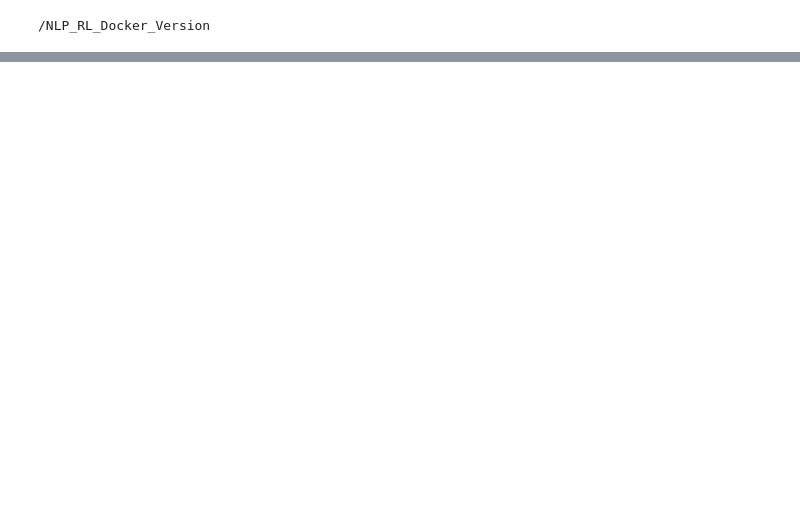
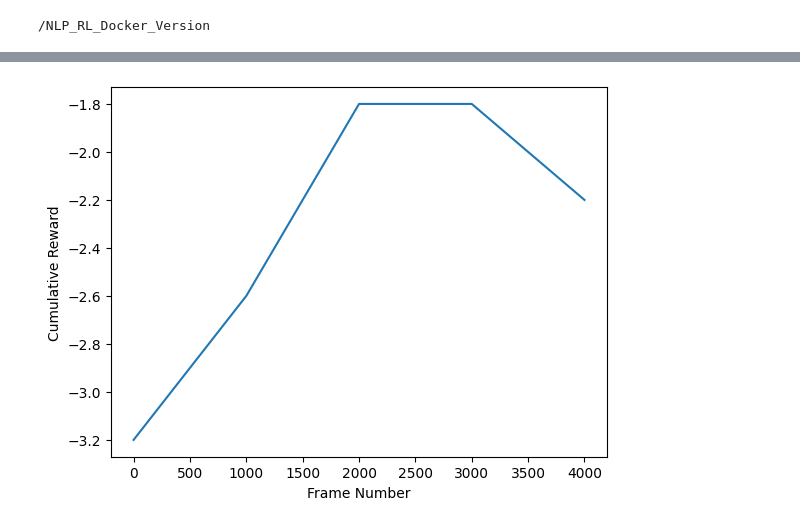
Before and after one commit to tirthankarCU/NumberLearningInChildren_ML, a Jupyter notebook: ppo_run.ipynb, the cells around one changed output, grey strips where cells are left out. Saved outputs shown, nothing was run; the diff lists cells and outputs as text; code cells hidden in the pictures; blank space fills up the shorter version.

```diff
--- a/ppo_run.ipynb
+++ b/ppo_run.ipynb
@@ -24,0 +25,14 @@ TypeError: must be real number, not dict
+# %%
+import json
+import matplotlib.pyplot as plt
+
+arr=[]
+with open('results/test_reward_list.json', 'r') as file:
+    arr=json.load(file)
+    x,y=[arr[i][0] for i in range(len(arr))], [arr[i][1] for i in range(len(arr))]
+    plt.plot(x,y)
+    plt.xlabel(f'Frame Number')
+    plt.ylabel(f'Cumulative Reward')
+    plt.show()
+# %% [output]
+[figure, added]
```
Also changed, not shown: parts of 4 cells of this notebook, 5 other files.
